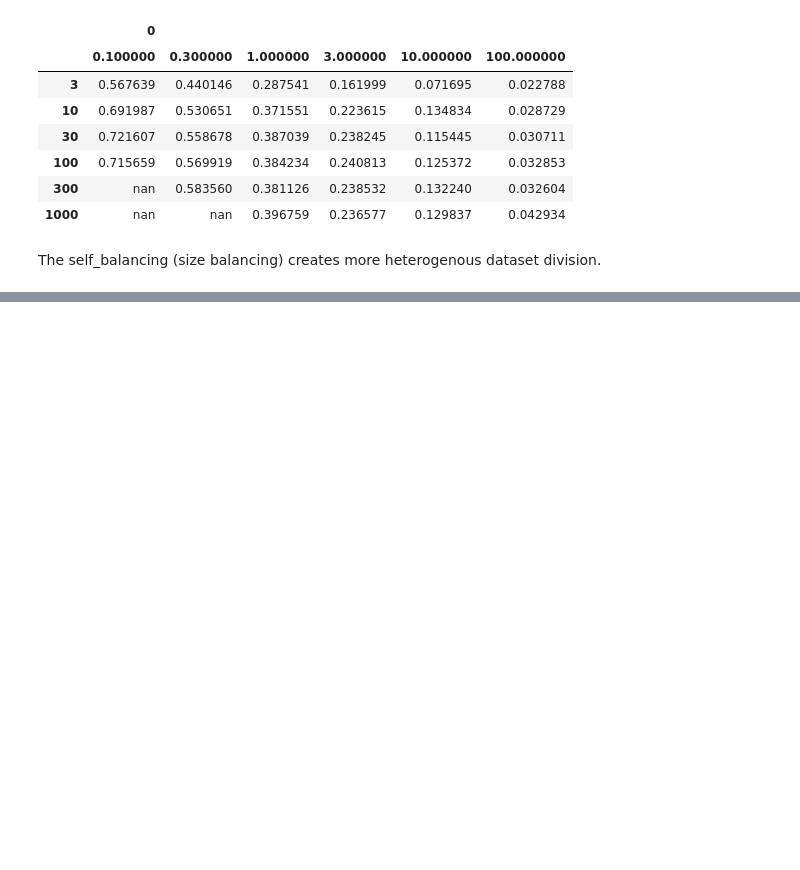
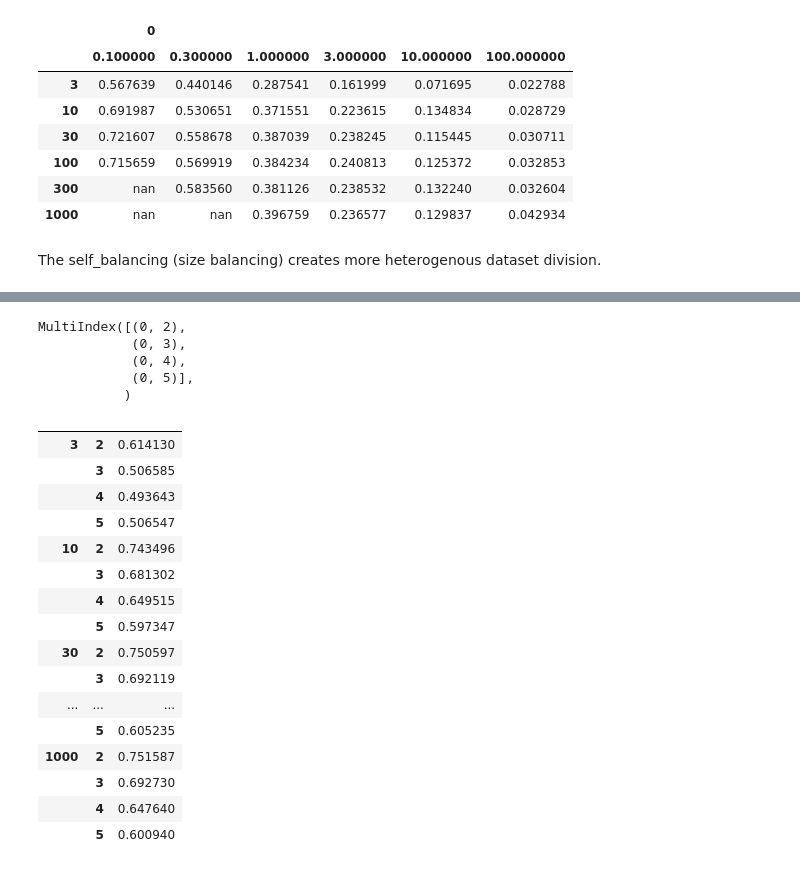
Before and after one commit to adam-narozniak/FL-heterogeneity, a Jupyter notebook: heterogeneity/notebooks/ExplorationHellinger.ipynb, the cells around one changed output, grey strips where cells are left out. Saved outputs shown, nothing was run; the diff lists cells and outputs as text; code cells hidden in the pictures; blank space fills up the shorter version.

```diff
--- a/heterogeneity/notebooks/ExplorationHellinger.ipynb
+++ b/heterogeneity/notebooks/ExplorationHellinger.ipynb
@@ -229,0 +256,20 @@ The self_balancing (size balancing) creates more heterogenous dataset division.
+# %%
+params_to_partitioner = {}
+num_partitions_list = [3, 10, 30, 100, 300, 1000]
+num_shards_per_partition_list = [2, 3, 4, 5]
+for num_partitions, num_shards_per_partition in itertools.product(num_partitions_list, num_shards_per_partition_list):
+    partitioner = ShardPartitioner(num_partitions=num_partitions, partition_by="label", num_shards_per_partition=num_shards_per_partition)
+    fds = FederatedDataset(dataset="cifar10", partitioners={"train" : partitioner})
+    params_to_partitioner[(num_partitions, num_shards_per_partition)] = fds
+
+parameters_to_shard_cifar_fds_metric_list = {}
+parameters_to_shard_cifar_fds_metric = {}
+for (num_partitions, num_shards_per_partition), fds in params_to_partitioner.items():
+    print((num_partitions, num_shards_per_partition))
+    try:
+        metric_list, avg_metric = hellinger_distance(fds, "train")
+    except:
+        print(f"Sampling failed for {(num_partitions, num_shards_per_partition)}")
+        metric_list, avg_metric = np.nan, np.nan
+    parameters_to_shard_cifar_fds_metric_list[(num_partitions, num_shards_per_partition)] = metric_list
+    parameters_to_shard_cifar_fds_metric[(num_partitions, num_shards_per_partition)] = avg_metric
@@ -229,0 +294,5 @@ The self_balancing (size balancing) creates more heterogenous dataset division.
+# %%
+shard_emd_results = pd.Series(parameters_to_shard_cifar_fds_metric).unstack(level=1)
+shard_emd_results.index.name = "num_partitions"
+shard_emd_results.columns.name = "num_shards"
+shard_emd_results.style.background_gradient(axis=None)
@@ -229,0 +308,30 @@ The self_balancing (size balancing) creates more heterogenous dataset division.
+# %%
+shard_emd_results.columns
+# %% [output]
+MultiIndex([(0, 2),
+            (0, 3),
+            (0, 4),
+            (0, 5)],
+           )
+# %%
+shard_emd_results.columns = [""
+# %%
+shard_emd_results
+# %% [output]
+|  |  |  |
+| 3 | 2 | 0.614130 |
+|  | 3 | 0.506585 |
+|  | 4 | 0.493643 |
+|  | 5 | 0.506547 |
+| 10 | 2 | 0.743496 |
+|  | 3 | 0.681302 |
+|  | 4 | 0.649515 |
+|  | 5 | 0.597347 |
+| 30 | 2 | 0.750597 |
+|  | 3 | 0.692119 |
+| ... | ... | ... |
+|  | 5 | 0.605235 |
+| 1000 | 2 | 0.751587 |
+|  | 3 | 0.692730 |
+|  | 4 | 0.647640 |
+|  | 5 | 0.600940 |
```
Also changed, not shown: parts of 13 cells of this notebook.
